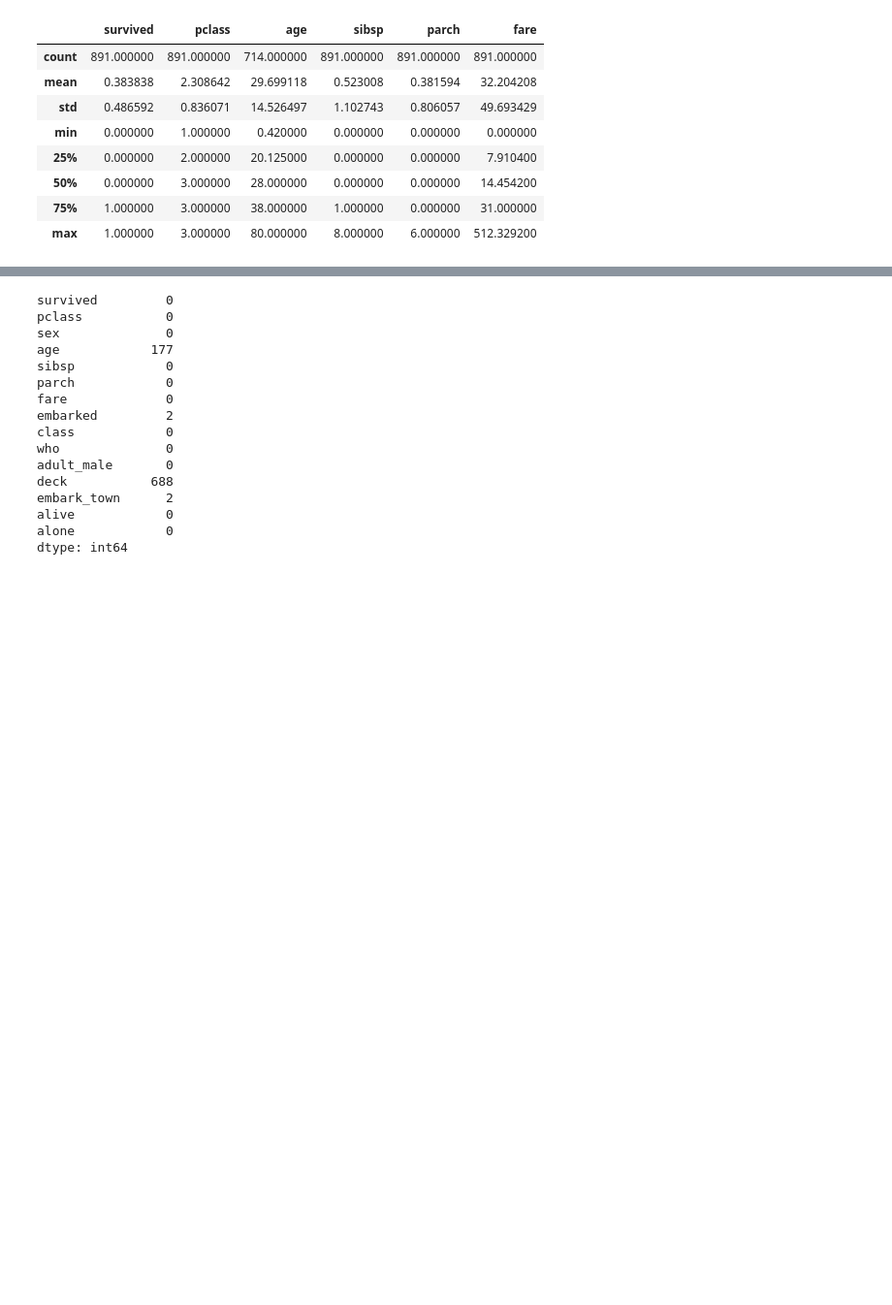
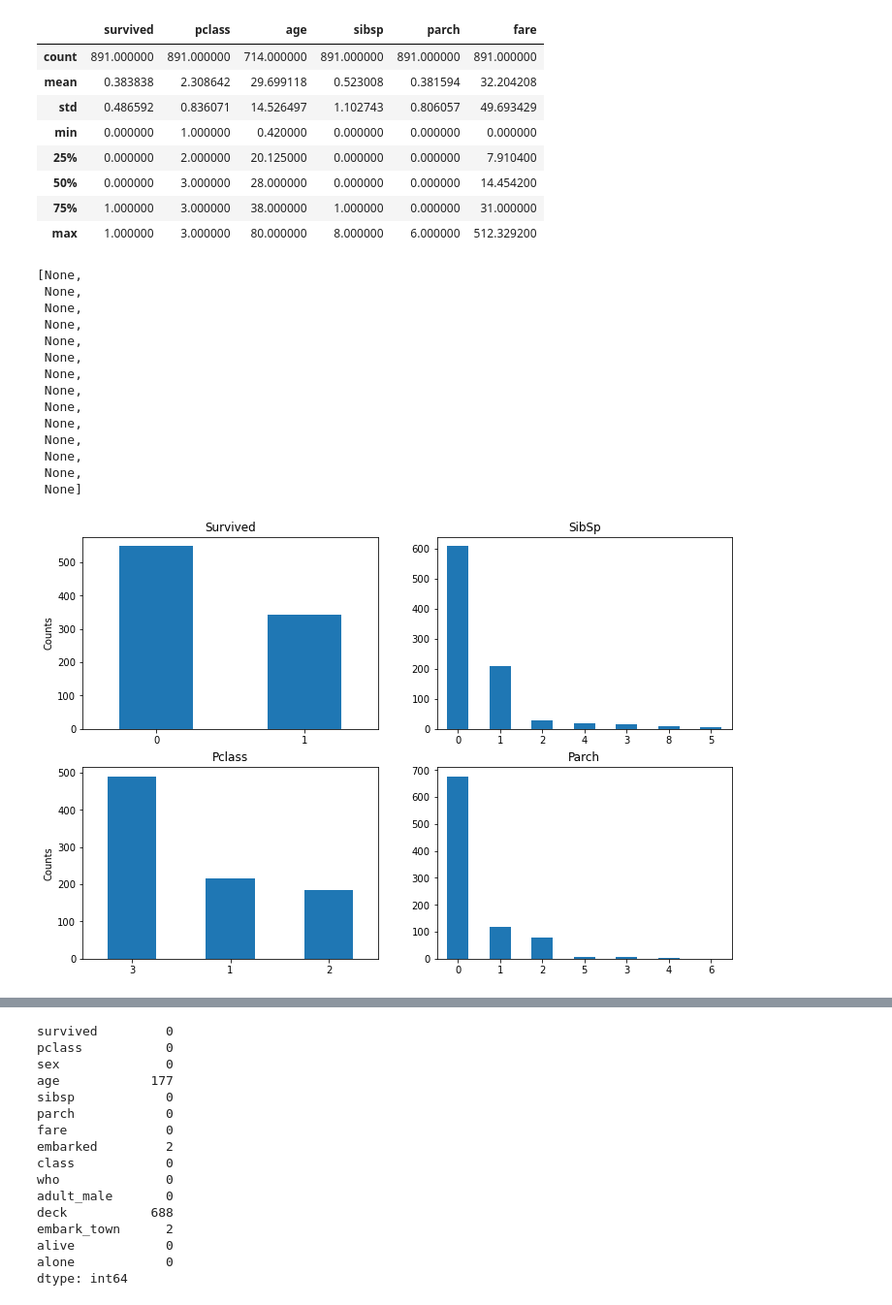
Before and after one commit to marleneffsilva/DSBA-Exercices, a Jupyter notebook: Python Exercices/Titanic EDA (2).ipynb, the cells around one changed output, grey strips where cells are left out. Shown: that part at 97% size. Saved outputs shown, nothing was run; the diff lists cells and outputs as text; code cells hidden in the pictures; blank space fills up the shorter version.

```diff
--- a/Python Exercices/Titanic EDA (2).ipynb
+++ b/Python Exercices/Titanic EDA (2).ipynb
@@ -55,3 +59,30 @@ train.describe()
 | 50% | 0.000000 | 3.000000 | 28.000000 | 0.000000 | 0.000000 | 14.454200 |
 | 75% | 1.000000 | 3.000000 | 38.000000 | 1.000000 | 0.000000 | 31.000000 |
 | max | 1.000000 | 3.000000 | 80.000000 | 8.000000 | 6.000000 | 512.329200 |
+# %%
+fig, ax = plt.subplots(2, 2, figsize=(12,8))
+train['survived'].value_counts().plot.bar(ax=ax[0,0], title='Survived')
+train['pclass'].value_counts().plot.bar(ax=ax[1,0], title='Pclass')
+train['sibsp'].value_counts().plot.bar(ax=ax[0,1], title='SibSp')
+train['parch'].value_counts().plot.bar(ax=ax[1,1], title='Parch')
+plt.setp(ax[:, 0], ylabel='Counts')
+plt.setp(ax[0,0].xaxis.get_majorticklabels(), rotation=360)
+plt.setp(ax[1,0].xaxis.get_majorticklabels(), rotation=360)
+plt.setp(ax[0,1].xaxis.get_majorticklabels(), rotation=360)
+plt.setp(ax[1,1].xaxis.get_majorticklabels(), rotation=360)
+# %% [output]
+[None,
+ None,
+ None,
+ None,
+ None,
+ None,
+ None,
+ None,
+ None,
+ None,
+ None,
+ None,
+ None,
+ None]
+[figure, added]
```
Also changed, not shown: parts of 38 cells of this notebook.
